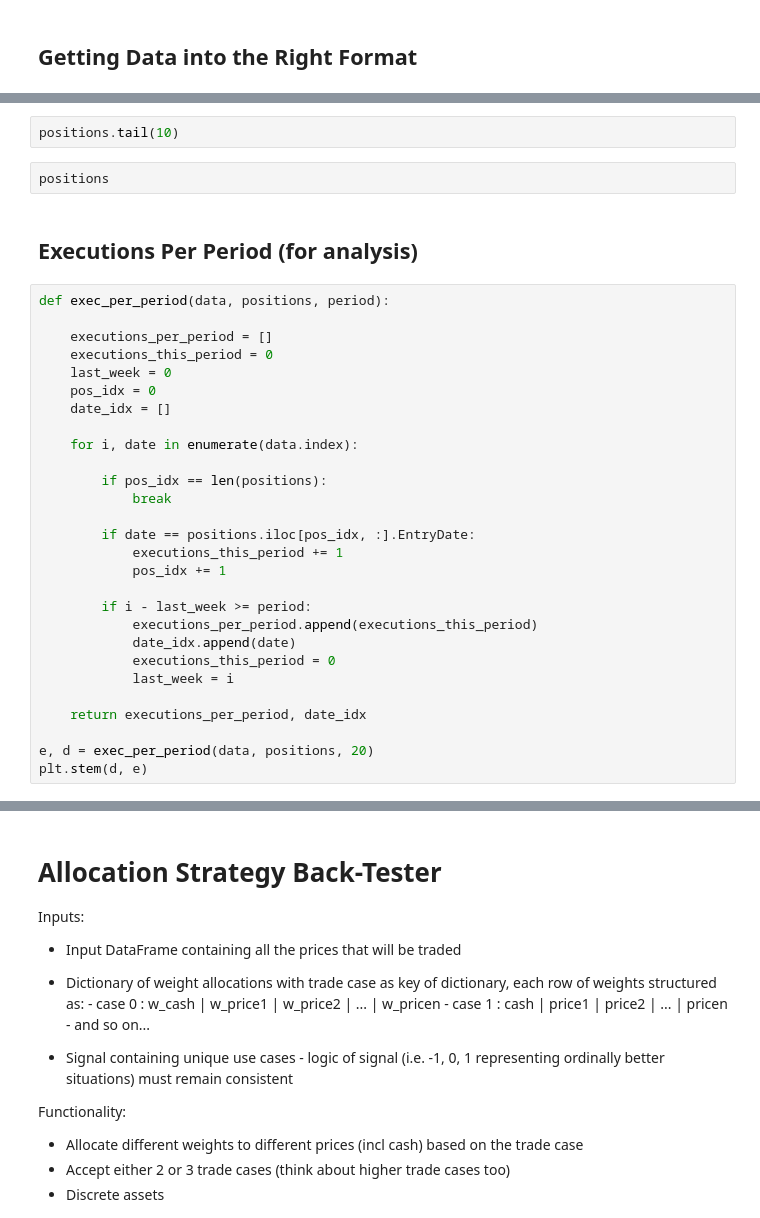
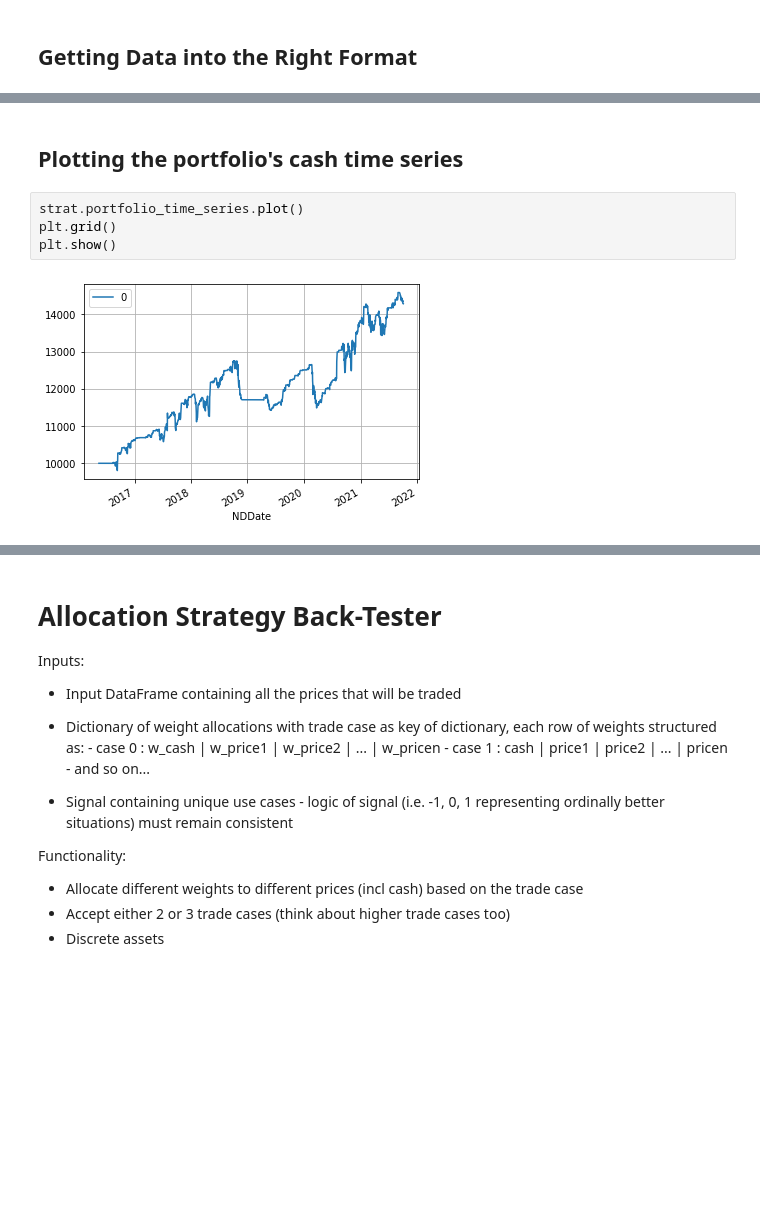
Before and after one commit to surajtirupati/TradingAlgorithms, a Jupyter notebook: Backtest.ipynb, the cells around one changed output, grey strips where cells are left out. Saved outputs shown, nothing was run; the diff lists cells and outputs as text; blank space fills up the shorter version.

```diff
--- a/Backtest.ipynb
+++ b/Backtest.ipynb
@@ -859,34 +866,8 @@ def cvar(alpha):
-# %%
-positions.tail(10)
-# %%
-positions
-# %% [markdown]
-## Executions Per Period (for analysis)
-# %%
-def exec_per_period(data, positions, period):
-
-    executions_per_period = []
-    executions_this_period = 0
-    last_week = 0
-    pos_idx = 0
-    date_idx = []
-
-    for i, date in enumerate(data.index):
-
-        if pos_idx == len(positions):
-            break
-
-        if date == positions.iloc[pos_idx, :].EntryDate:
-            executions_this_period += 1
-            pos_idx += 1
-
-        if i - last_week >= period:
-            executions_per_period.append(executions_this_period)
-            date_idx.append(date)
-            executions_this_period = 0
-            last_week = i
-
-    return executions_per_period, date_idx
-
-e, d = exec_per_period(data, positions, 20)
-plt.stem(d, e)
+# %% [markdown]
+## Plotting the portfolio's cash time series
+# %%
+strat.portfolio_time_series.plot()
+plt.grid()
+plt.show()
+# %% [output]
+[figure, added]
```
Also changed, not shown: parts of 20 cells of this notebook.
